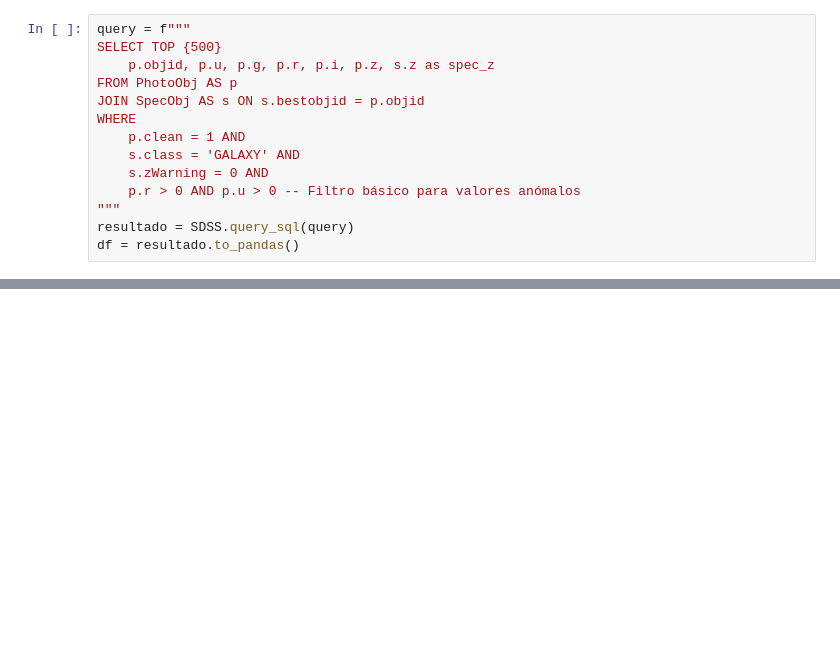
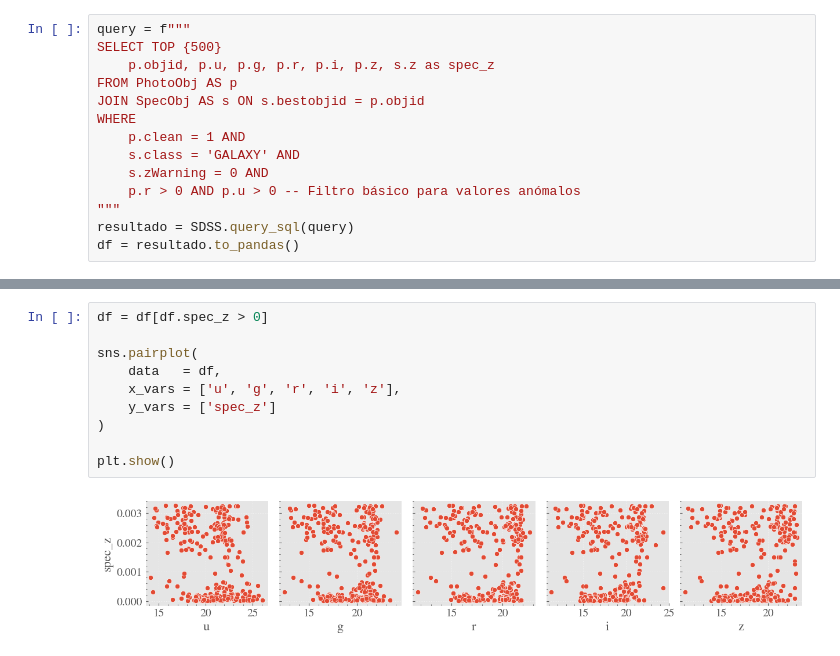
Before and after one commit to jurados/AS4501_Astroinformatic, a Jupyter notebook: Auxiliar/AUX8_NNII.ipynb, the cells around one changed output, grey strips where cells are left out. Drawn from its saved outputs; the diff is of its cells as text; blank space fills up the shorter version.

```diff
--- a/Auxiliar/AUX8_NNII.ipynb
+++ b/Auxiliar/AUX8_NNII.ipynb
@@ -127,0 +114,12 @@ df.shape, df.columns, df.head()
+# %%
+df = df[df.spec_z > 0]
+
+sns.pairplot(
+    data   = df,
+    x_vars = ['u', 'g', 'r', 'i', 'z'],
+    y_vars = ['spec_z']
+)
+
+plt.show()
+# %% [output]
+[figure, added]
```
Also changed, not shown: parts of 30 cells of this notebook.
